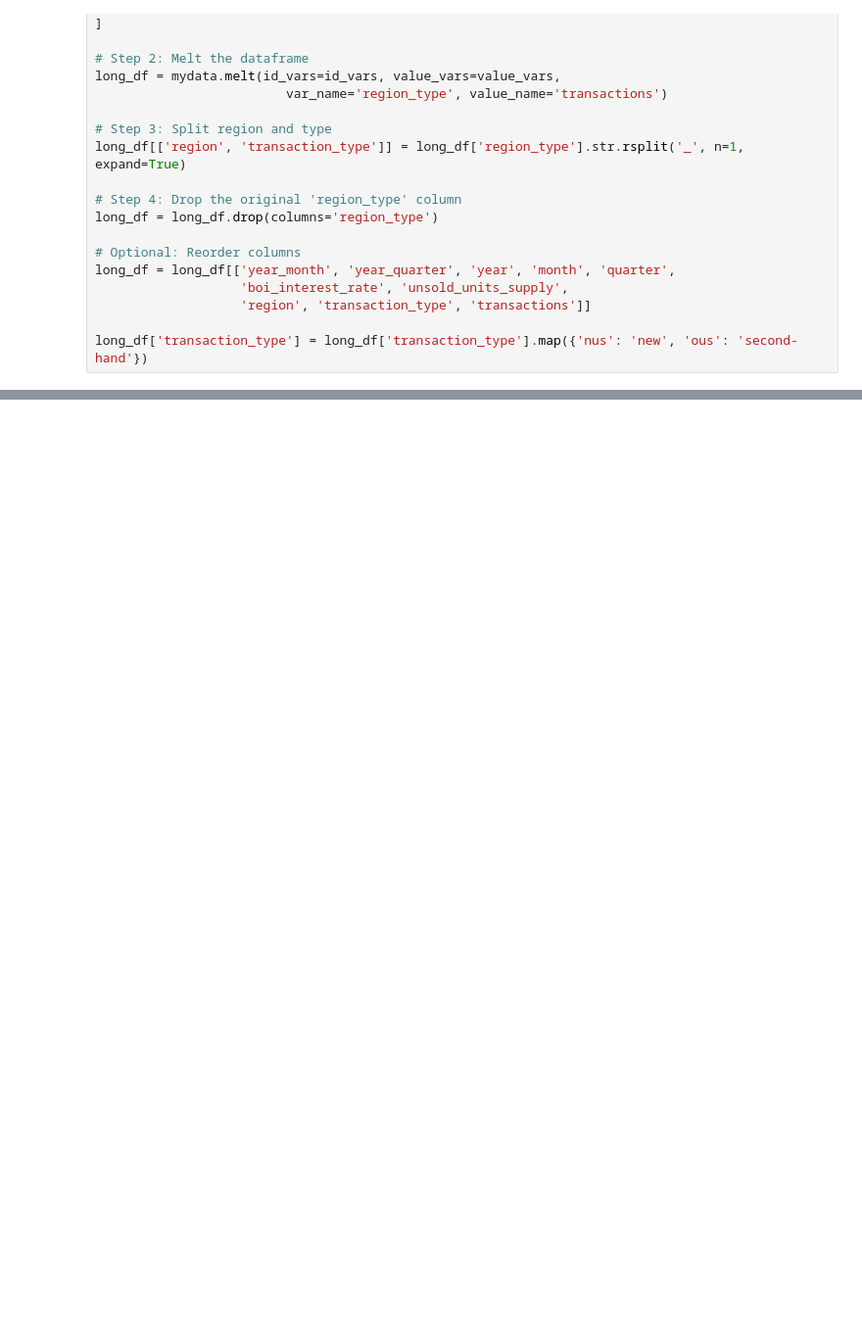
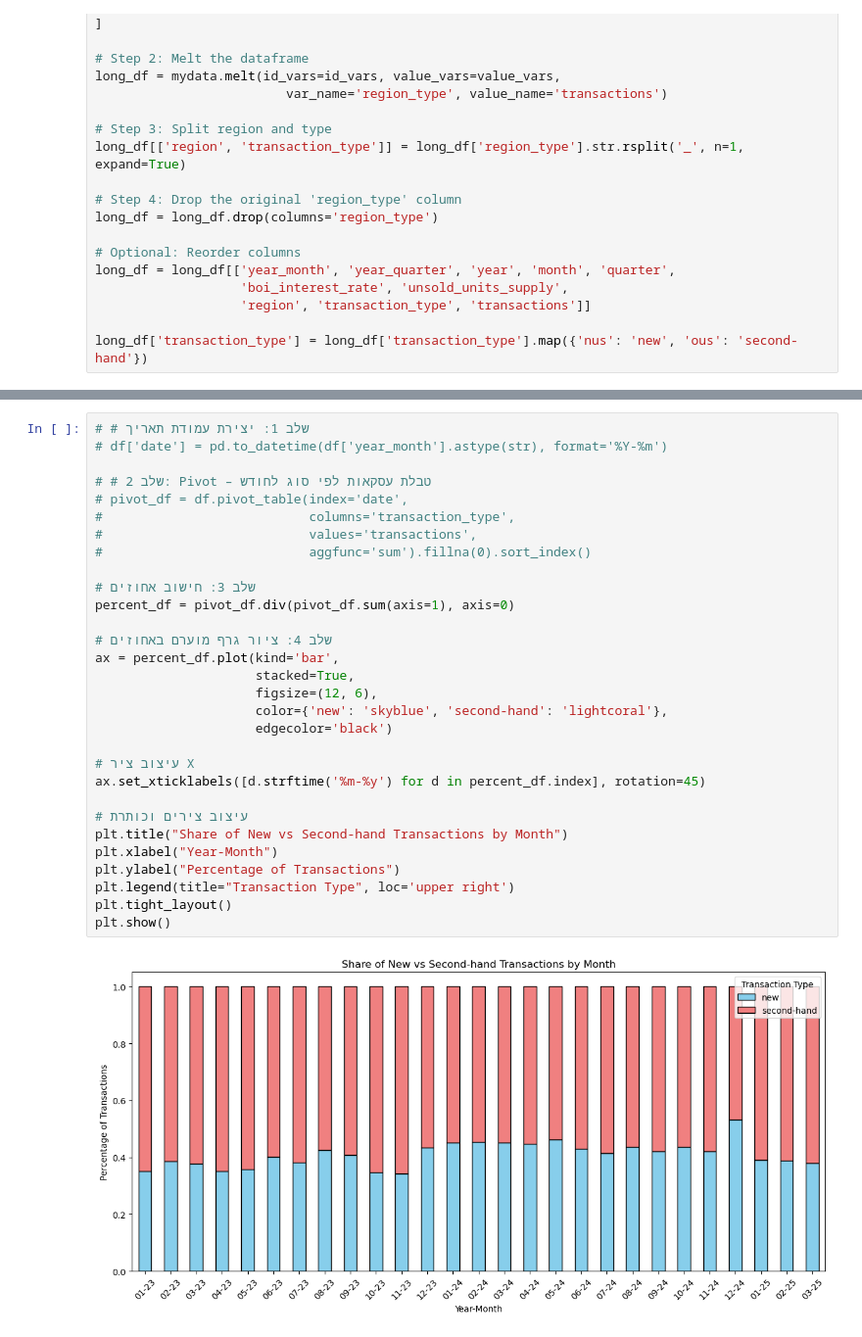
Before and after one commit to Saarp84/portfolio, a Jupyter notebook: Nadlan/nadlaning.ipynb, the cells around one changed output, grey strips where cells are left out. Shown: that part at 98% size. Saved outputs shown, nothing was run; the diff lists cells and outputs as text; blank space fills up the shorter version.

```diff
--- a/Nadlan/nadlaning.ipynb
+++ b/Nadlan/nadlaning.ipynb
@@ -432,0 +517,32 @@ plot_monthly_rose2(long_df, region='all', title = 'תרשים 2: עסקאות נ
+# %%
+# # שלב 1: יצירת עמודת תאריך
+# df['date'] = pd.to_datetime(df['year_month'].astype(str), format='%Y-%m')
+
+# # שלב 2: Pivot – טבלת עסקאות לפי סוג לחודש
+# pivot_df = df.pivot_table(index='date',
+#                           columns='transaction_type',
+#                           values='transactions',
+#                           aggfunc='sum').fillna(0).sort_index()
+
+# שלב 3: חישוב אחוזים
+percent_df = pivot_df.div(pivot_df.sum(axis=1), axis=0)
+
+# שלב 4: ציור גרף מוערם באחוזים
+ax = percent_df.plot(kind='bar',
+                     stacked=True,
+                     figsize=(12, 6),
+                     color={'new': 'skyblue', 'second-hand': 'lightcoral'},
+                     edgecolor='black')
+
+# עיצוב ציר X
+ax.set_xticklabels([d.strftime('%m-%y') for d in percent_df.index], rotation=45)
+
+# עיצוב צירים וכותרת
+plt.title("Share of New vs Second-hand Transactions by Month")
+plt.xlabel("Year-Month")
+plt.ylabel("Percentage of Transactions")
+plt.legend(title="Transaction Type", loc='upper right')
+plt.tight_layout()
+plt.show()
+# %% [output]
+[figure, added]
```
Also changed, not shown: parts of 7 cells of this notebook.
